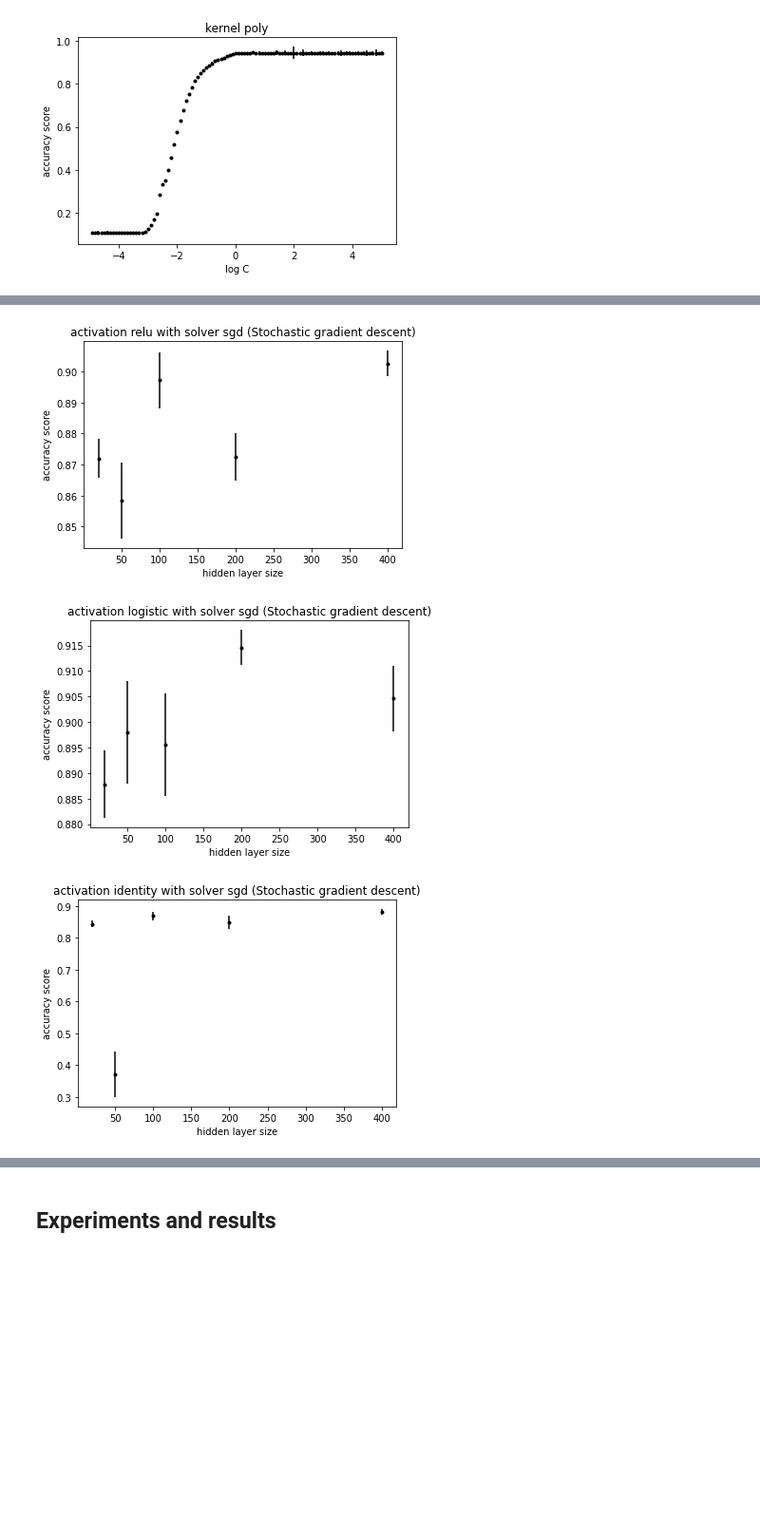
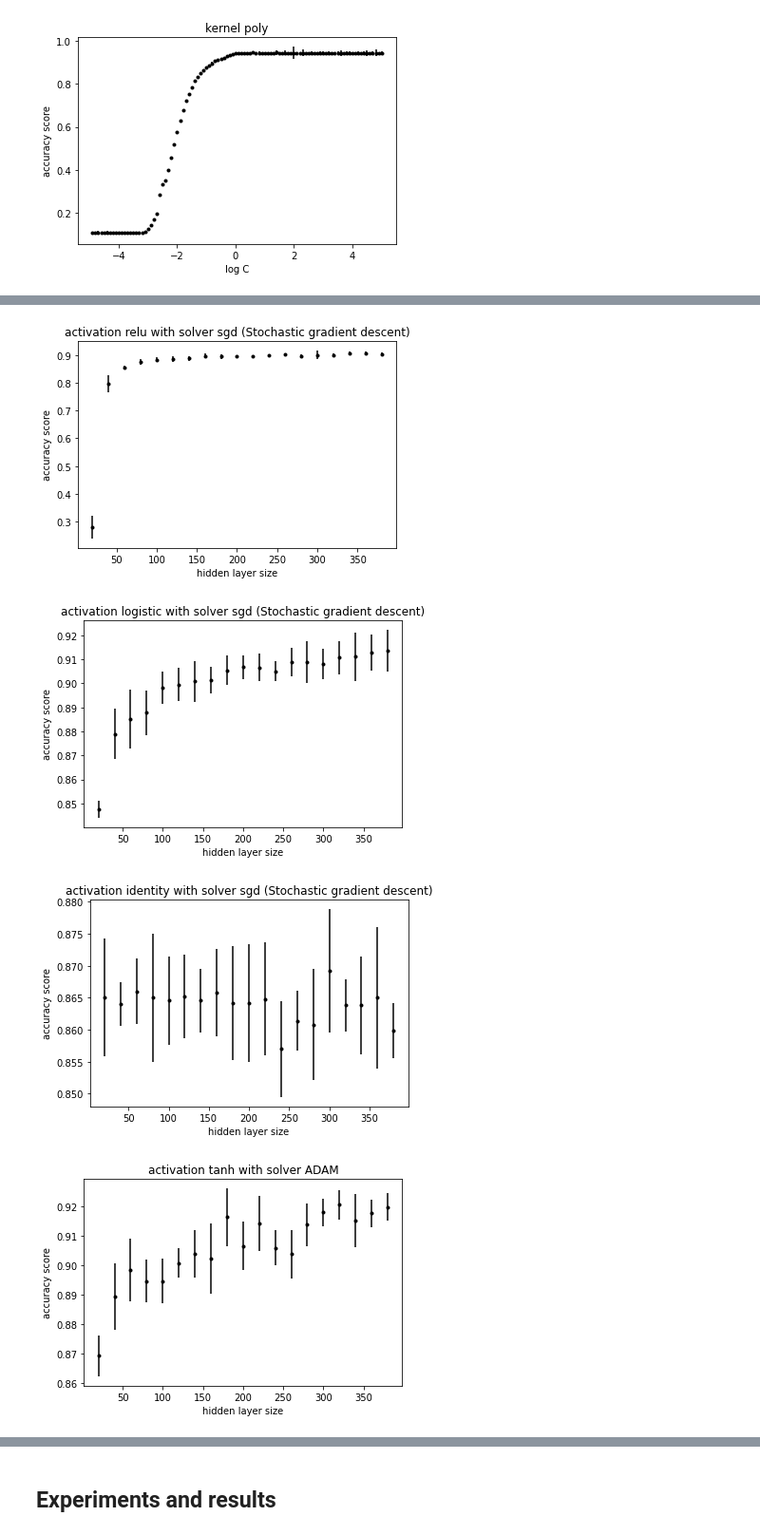
Before and after one commit to cristi2019255/DigitRecognition, a Jupyter notebook: Pattern_recognition_assignment_1.ipynb, the cells around one changed output, grey strips where cells are left out. Shown at 95% size. Drawn from its saved outputs; the diff is of its cells as text; code cells hidden in the pictures; blank space fills up the shorter version.

```diff
--- a/Pattern_recognition_assignment_1.ipynb
+++ b/Pattern_recognition_assignment_1.ipynb
@@ -111,0 +112,6 @@ print(len(preprocessed), img_size)
+# %%
+# preprocessing data set
+digits_original = digits
+digits, img_size = preprocess_dataset(digits)
+print(len(digits), img_size)
+print(f'image shape {digits[0].shape}')
@@ -142,10 +158,9 @@ bar = plt.bar(unique_digits,ink_mean)
 # %%
+# Making a boxplot of ink usage feature
 ink_digits = [[], [], [], [], [], [], [], [], [], []]
 for i in range(N):
-  # print(labels[i])
-  ink_digits[labels[i]].append(sum(digits[i]))
-# print(ink_digits)
-# fig, ax = plt.subplots()
+  ink_digits[labels[i]].append(sum(digits[i].flatten()))
+
 plt.boxplot(ink_digits, labels=[0, 1, 2, 3, 4, 5, 6, 7, 8, 9])
 plt.title("Boxplot of ink usage")
 plt.show()
@@ -405,7 +459,7 @@ Accuracy improved from 22 % to 72 % that shows how dimensionality reduction matt
 ## Cross validation
 # %%
 #each digit in the initial dataset (digits) is resized from (28,28) to (14,14)
-resized = np.array([cv2.resize(np.reshape(sample, (28, 28)).astype('uint8'), dsize=(14, 14)).flatten() for sample in digits])
+resized = np.array([cv2.resize(np.reshape(sample, (28, 28)).astype('uint8'), dsize=(14, 14)).flatten() for sample in digits_original])
 print(len(resized))
 # %% [output]
 42000
@@ -446,11 +497,12 @@ grid_search_svm = GridSearchCV(
 '''
 Grid search cross validation for Neural Networks parameter tunning
 '''
+hidden_layer_sizes = [(i,) for i in range(20,400,20)]
 grid_search_NN = GridSearchCV(
                     cv = cv,
                     estimator = MLPClassifier(random_state=0),
                     param_grid = {
-                                  'hidden_layer_sizes': [(400,),(200,),(100,),(50,),(20,)],
+                                  'hidden_layer_sizes': hidden_layer_sizes ,
                                   'activation': ['tanh', 'relu', 'logistic','identity'],
                                   'solver': ['sgd', 'adam'],
                                  }
@@ -513,34 +587,68 @@ rbf
 # %%
 grid_results_NN = grid_search_NN.fit(train_X,train_y)
 # %%
+'''
+    ploting results for MLP parameters with cross validation:
+     --- hidden layer size
+     --- activation (identity, logistic/sigmoid, tanh, RELU)
+     --- solver (SGD, ADAM)
+'''
+
 best_hidden_layer_sizes_NN = grid_results_NN.best_params_['hidden_layer_sizes']
 best_activation_NN = grid_results_NN.best_params_['activation']
 best_solver_NN = grid_results_NN.best_params_['solver']
 
 print('Best params for FF NN are: ', best_hidden_layer_sizes_NN, best_activation_NN, best_solver_NN)
 
+if not isinstance(hidden_layer_sizes,list):
+  hidden_layer_sizes = [x[0] for x in hidden_layer_sizes]
+M = len(hidden_layer_sizes)
 
 fig, ax1 = plt.subplots()
 ax1.set_title('activation tanh with solver sgd (Stochastic gradient descent)')
 ax1.set_xlabel('hidden layer size')
 ax1.set_ylabel('accuracy score')
-ax1.errorbar([400,200,100,50,20], grid_results_NN.cv_results_['mean_test_score'][:5], yerr = grid_results_NN.cv_results_['std_test_score'][:5], fmt='.k', linestyle='None')
+ax1.errorbar(hidden_layer_sizes, grid_results_NN.cv_results_['mean_test_score'][:2*M:2], yerr = grid_results_NN.cv_results_['std_test_score'][:2*M:2], fmt='.k', linestyle='None')
 
 fig, ax2 = plt.subplots()
 ax2.set_title('activation relu with solver sgd (Stochastic gradient descent)')
 ax2.set_xlabel('hidden layer size')
 ax2.set_ylabel('accuracy score')
-ax2.errorbar([400,200,100,50,20], grid_results_NN.cv_results_['mean_test_score'][5:10], yerr = grid_results_NN.cv_results_['std_test_score'][5:10] , fmt='.k', linestyle='None')
+ax2.errorbar(hidden_layer_sizes, grid_results_NN.cv_results_['mean_test_score'][2*M:4*M:2], yerr = grid_results_NN.cv_results_['std_test_score'][2*M:4*M:2] , fmt='.k', linestyle='None')
 
 fig, ax3 = plt.subplots()
 ax3.set_title('activation logistic with solver sgd (Stochastic gradient descent)')
 ax3.set_xlabel('hidden layer size')
 ax3.set_ylabel('accuracy score')
-ax3.errorbar([400,200,100,50,20], grid_results_NN.cv_results_['mean_test_score'][10:15], yerr = grid_results_NN.cv_results_['std_test_score'][10:15] , fmt='.k', linestyle='None')
+ax3.errorbar(hidden_layer_sizes, grid_results_NN.cv_results_['mean_test_score'][4*M:6*M:2], yerr = grid_results_NN.cv_results_['std_test_score'][4*M:6*M:2] , fmt='.k', linestyle='None')
 
 fig, ax4 = plt.subplots()
 ax4.set_title('activation identity with solver sgd (Stochastic gradient descent)')
 ax4.set_xlabel('hidden layer size')
 ax4.set_ylabel('accuracy score')
-ax4.errorbar([400,200,100,50,20], grid_results_NN.cv_results_['mean_test_score'][15:20], yerr = grid_results_NN.cv_results_['std_test_score'][15:20] , fmt='.k', linestyle='None')
+ax4.errorbar(hidden_layer_sizes, grid_results_NN.cv_results_['mean_test_score'][6*M:8*M:2], yerr = grid_results_NN.cv_results_['std_test_score'][6*M:8*M:2] , fmt='.k', linestyle='None')
+
+fig, ax5 = plt.subplots()
+ax5.set_title('activation tanh with solver ADAM')
+ax5.set_xlabel('hidden layer size')
+ax5.set_ylabel('accuracy score')
+ax5.errorbar(hidden_layer_sizes, grid_results_NN.cv_results_['mean_test_score'][1:2*M:2], yerr = grid_results_NN.cv_results_['std_test_score'][1:2*M:2], fmt='.k', linestyle='None')
+
+fig, ax6 = plt.subplots()
+ax6.set_title('activation relu with solver ADAM')
+ax6.set_xlabel('hidden layer size')
+ax6.set_ylabel('accuracy score')
+ax6.errorbar(hidden_layer_sizes, grid_results_NN.cv_results_['mean_test_score'][2*M+1:4*M:2], yerr = grid_results_NN.cv_results_['std_test_score'][2*M+1:4*M:2] , fmt='.k', linestyle='None')
+
+fig, ax7 = plt.subplots()
+ax7.set_title('activation logistic with solver ADAM')
+ax7.set_xlabel('hidden layer size')
+ax7.set_ylabel('accuracy score')
+ax7.errorbar(hidden_layer_sizes, grid_results_NN.cv_results_['mean_test_score'][4*M+1:6*M:2], yerr = grid_results_NN.cv_results_['std_test_score'][4*M+1:6*M:2] , fmt='.k', linestyle='None')
+
+fig, ax8 = plt.subplots()
+ax8.set_title('activation identity with solver ADAM')
+ax8.set_xlabel('hidden layer size')
+ax8.set_ylabel('accuracy score')
+ax8.errorbar(hidden_layer_sizes, grid_results_NN.cv_results_['mean_test_score'][6*M+1:8*M:2], yerr = grid_results_NN.cv_results_['std_test_score'][6*M+1:8*M:2] , fmt='.k', linestyle='None')
 # %% [output]
@@ -550,3 +658,4 @@ Best params for FF NN are:  (400,) logistic adam
-[figure, old version]
+[figure, new version]
-[figure, old version]
+[figure, new version]
-[figure, old version]
+[figure, new version]
+[figure, added]
```
Also changed, not shown: parts of 29 cells of this notebook.
